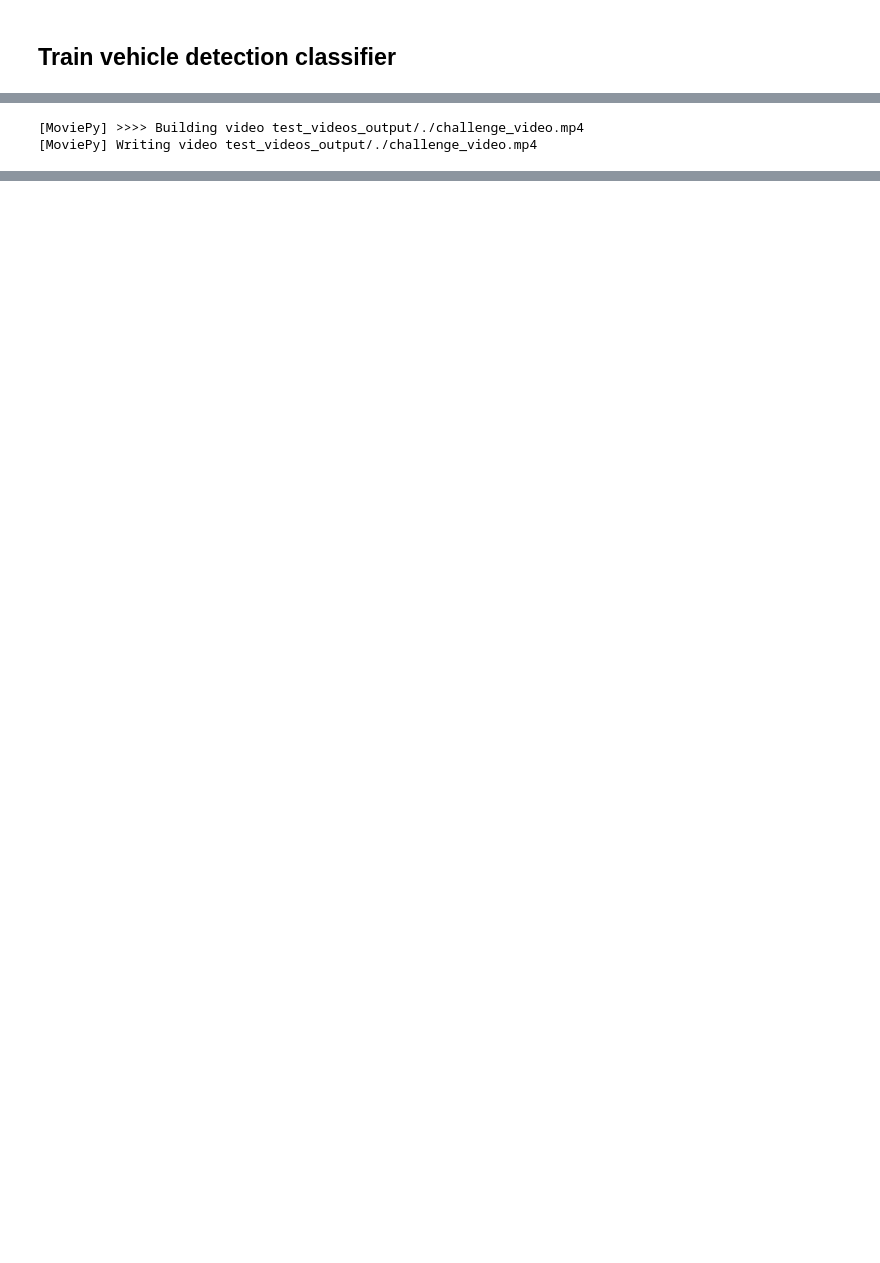
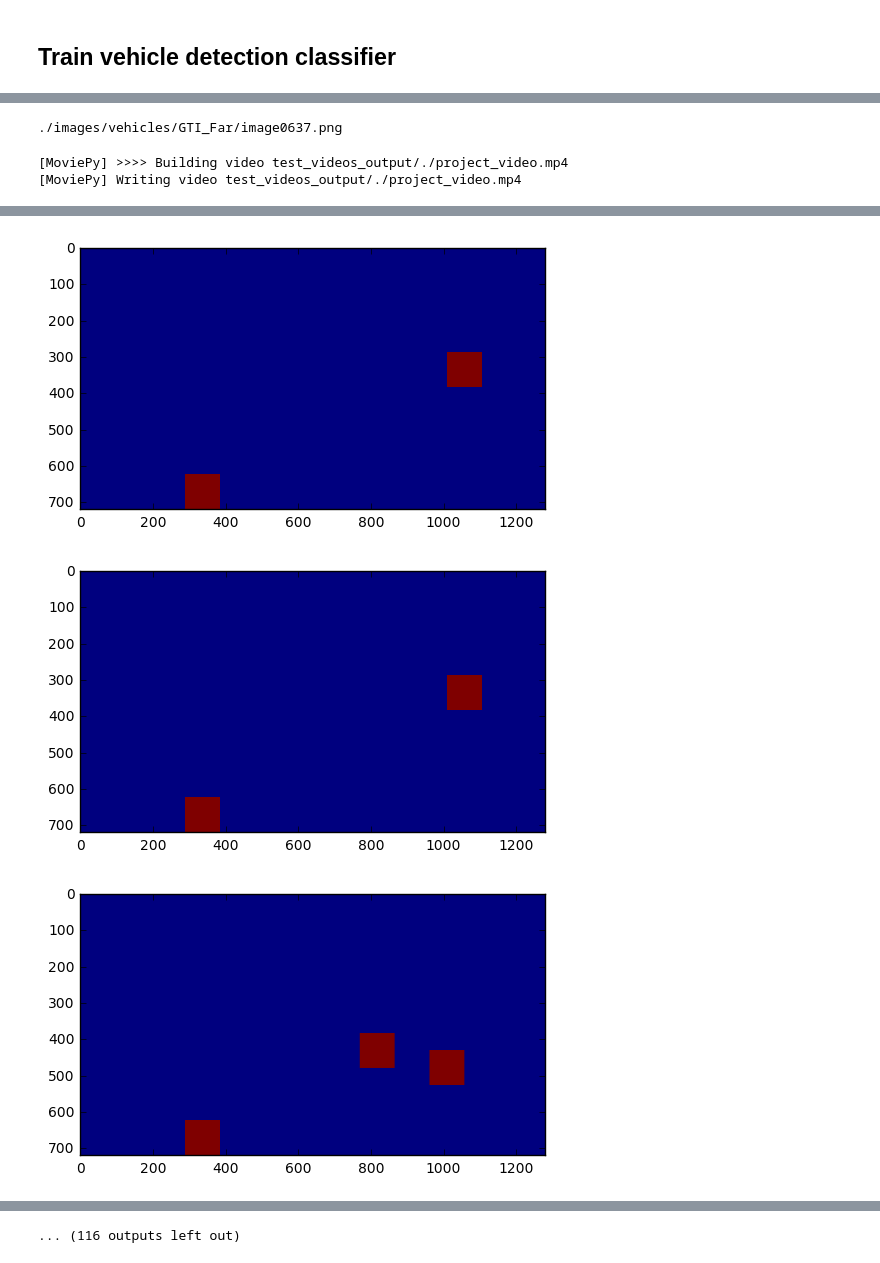
Before and after one commit to igmor/CarND-Vehicle-Detection, a Jupyter notebook: P1.ipynb, the cells around one changed output, grey strips where cells are left out. Drawn from its saved outputs; the diff is of its cells as text; code cells hidden in the pictures; blank space fills up the shorter version.

```diff
--- a/P1.ipynb
+++ b/P1.ipynb
@@ -961,0 +418,7 @@ def find_lanes_pipeline(img):
+# %%
+import pickle
+
+X = pickle.load( open( "X.p", "rb" ) )
+y = pickle.load( open( "y.p", "rb" ) )
+
+print(X.shape)
@@ -962,32 +673,32 @@ def find_lanes_pipeline(img):
+# %%
+print(cars[0])
+# %% [output]
+./images/vehicles/GTI_Far/image0637.png
 # %%
 #### Import everything needed to edit/save/watch video clips
 import os
 from moviepy.editor import VideoFileClip
 from IPython.display import HTML
+import glob
+import numpy as np
 
 counter = 0
 
 def process_image(image):
-    return find_lanes_pipeline(image)
+    return detect_vehicles(image)
 
 output = 'test_videos_output/project_video.mp4'
-## To speed up the testing process you may want to try your pipeline on a shorter subclip of the video
-## To do so add .subclip(start_second,end_second) to the end of the line below
-## Where start_second and end_second are integer values representing the start and end of the subclip
-## You may also uncomment the following line for a subclip of the first 5 seconds
-##clip1 = VideoFileClip("test_videos/solidWhiteRight.mp4").subclip(0,5)
 videos = glob.glob('./project_video.mp4')
 
 # Step through the list and search for chessboard corners
 for video in videos:
     output = 'test_videos_output/' + video
-    clip = VideoFileClip(video)
-    #.subclip(0,10)
+    clip = VideoFileClip(video).subclip(10,15)
     if not os.path.exists('test_videos_output'):
         os.makedirs('test_videos_output')
     lane_clip = clip.fl_image(process_image) #NOTE: this function expects color images!!
     %time lane_clip.write_videofile(output, audio=False)
 # %% [output]
-[MoviePy] >>>> Building video test_videos_output/./challenge_video.mp4
-[MoviePy] Writing video test_videos_output/./challenge_video.mp4
+[MoviePy] >>>> Building video test_videos_output/./project_video.mp4
+[MoviePy] Writing video test_videos_output/./project_video.mp4
 [MoviePy] Done.
@@ -997,0 +709,3 @@ Wall time: 1min 48s
+[figure, added]
+[figure, added]
+[figure, added]
@@ -997,0 +719 @@ Wall time: 1min 48s
+... (116 outputs left out)
```
Also changed, not shown: parts of 15 cells of this notebook, 59 other files.
